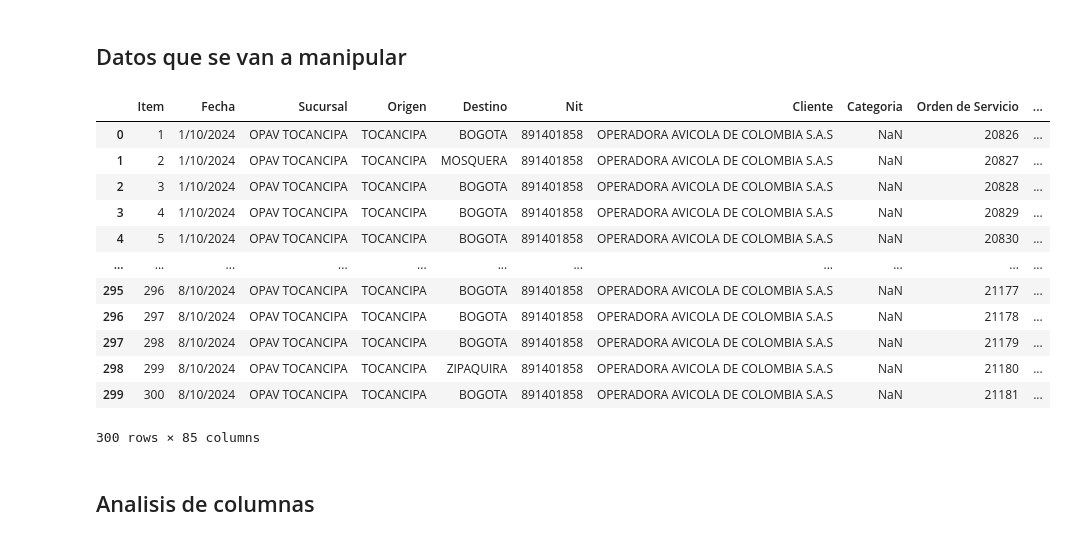
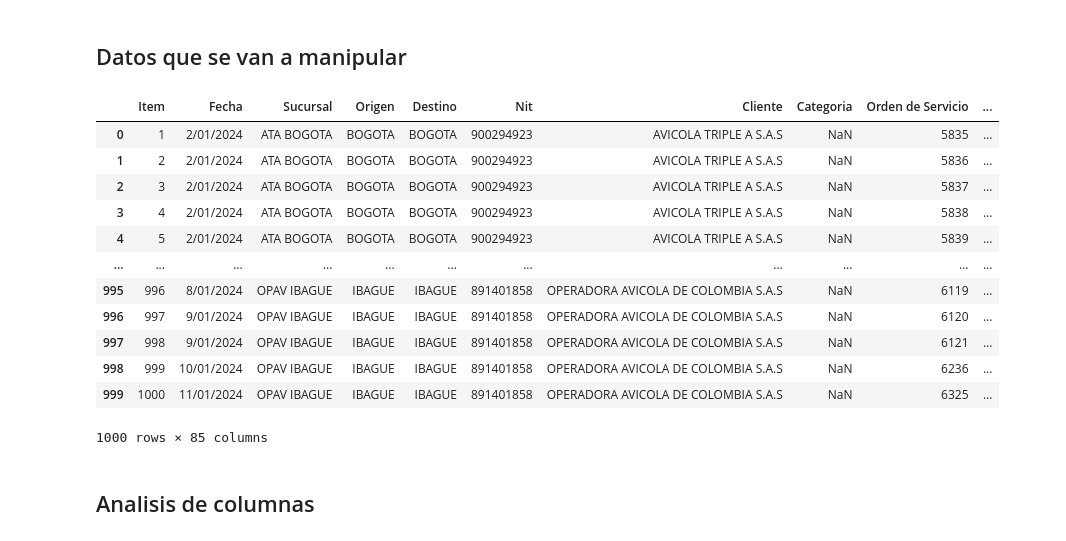
Before and after one commit to Baut1574/Bit-Actividades, a Jupyter notebook: Actividad_part_II/01-Desarrollo-data-visualizacion.ipynb, the cells around one changed output. Cells and saved outputs as stored; diff of their text form; code cells hidden in the pictures.

```diff
--- a/Actividad_part_II/01-Desarrollo-data-visualizacion.ipynb
+++ b/Actividad_part_II/01-Desarrollo-data-visualizacion.ipynb
@@ -8,22 +11,26 @@ import numpy as np
 import seaborn as sns
 # %% [markdown]
 ## Datos que se van a manipular
+# %%
+## Creacion de variable con el proposito de listar sobre filtro datos quye conetengan el valor de la cadena
+data_name=[x for x in os.listdir() if 'Data_rndc_year_2024.csv' in x][0]
 # %%
-df_rndc = pd.read_csv('Data_RNDC_2024.csv', sep=';', encoding='utf-8').head(300)
+## Lectrua del archivo y codificacion adicional traemos los primero 1000 datos
+df_rndc = pd.read_csv(data_name, sep=';', encoding='utf-8').head(1000)
 df_rndc
 # %% [output]
 |  | Item | Fecha | Sucursal | Origen | Destino | Nit | Cliente | Categoria | Orden de Servicio | ... |
-| 0 | 1 | 1/10/2024 | OPAV TOCANCIPA | TOCANCIPA | BOGOTA | 891401858 | OPERADORA AVICOLA DE COLOMBIA S.A.S | NaN | 20826 | ... |
-| 1 | 2 | 1/10/2024 | OPAV TOCANCIPA | TOCANCIPA | MOSQUERA | 891401858 | OPERADORA AVICOLA DE COLOMBIA S.A.S | NaN | 20827 | ... |
-| 2 | 3 | 1/10/2024 | OPAV TOCANCIPA | TOCANCIPA | BOGOTA | 891401858 | OPERADORA AVICOLA DE COLOMBIA S.A.S | NaN | 20828 | ... |
-| 3 | 4 | 1/10/2024 | OPAV TOCANCIPA | TOCANCIPA | BOGOTA | 891401858 | OPERADORA AVICOLA DE COLOMBIA S.A.S | NaN | 20829 | ... |
-| 4 | 5 | 1/10/2024 | OPAV TOCANCIPA | TOCANCIPA | BOGOTA | 891401858 | OPERADORA AVICOLA DE COLOMBIA S.A.S | NaN | 20830 | ... |
+| 0 | 1 | 2/01/2024 | ATA BOGOTA | BOGOTA | BOGOTA | 900294923 | AVICOLA TRIPLE A S.A.S | NaN | 5835 | ... |
+| 1 | 2 | 2/01/2024 | ATA BOGOTA | BOGOTA | BOGOTA | 900294923 | AVICOLA TRIPLE A S.A.S | NaN | 5836 | ... |
+| 2 | 3 | 2/01/2024 | ATA BOGOTA | BOGOTA | BOGOTA | 900294923 | AVICOLA TRIPLE A S.A.S | NaN | 5837 | ... |
+| 3 | 4 | 2/01/2024 | ATA BOGOTA | BOGOTA | BOGOTA | 900294923 | AVICOLA TRIPLE A S.A.S | NaN | 5838 | ... |
+| 4 | 5 | 2/01/2024 | ATA BOGOTA | BOGOTA | BOGOTA | 900294923 | AVICOLA TRIPLE A S.A.S | NaN | 5839 | ... |
 | ... | ... | ... | ... | ... | ... | ... | ... | ... | ... | ... |
-| 295 | 296 | 8/10/2024 | OPAV TOCANCIPA | TOCANCIPA | BOGOTA | 891401858 | OPERADORA AVICOLA DE COLOMBIA S.A.S | NaN | 21177 | ... |
-| 296 | 297 | 8/10/2024 | OPAV TOCANCIPA | TOCANCIPA | BOGOTA | 891401858 | OPERADORA AVICOLA DE COLOMBIA S.A.S | NaN | 21178 | ... |
-| 297 | 298 | 8/10/2024 | OPAV TOCANCIPA | TOCANCIPA | BOGOTA | 891401858 | OPERADORA AVICOLA DE COLOMBIA S.A.S | NaN | 21179 | ... |
-| 298 | 299 | 8/10/2024 | OPAV TOCANCIPA | TOCANCIPA | ZIPAQUIRA | 891401858 | OPERADORA AVICOLA DE COLOMBIA S.A.S | NaN | 21180 | ... |
-| 299 | 300 | 8/10/2024 | OPAV TOCANCIPA | TOCANCIPA | BOGOTA | 891401858 | OPERADORA AVICOLA DE COLOMBIA S.A.S | NaN | 21181 | ... |
+| 995 | 996 | 8/01/2024 | OPAV IBAGUE | IBAGUE | IBAGUE | 891401858 | OPERADORA AVICOLA DE COLOMBIA S.A.S | NaN | 6119 | ... |
+| 996 | 997 | 9/01/2024 | OPAV IBAGUE | IBAGUE | IBAGUE | 891401858 | OPERADORA AVICOLA DE COLOMBIA S.A.S | NaN | 6120 | ... |
+| 997 | 998 | 9/01/2024 | OPAV IBAGUE | IBAGUE | IBAGUE | 891401858 | OPERADORA AVICOLA DE COLOMBIA S.A.S | NaN | 6121 | ... |
+| 998 | 999 | 10/01/2024 | OPAV IBAGUE | IBAGUE | IBAGUE | 891401858 | OPERADORA AVICOLA DE COLOMBIA S.A.S | NaN | 6236 | ... |
+| 999 | 1000 | 11/01/2024 | OPAV IBAGUE | IBAGUE | IBAGUE | 891401858 | OPERADORA AVICOLA DE COLOMBIA S.A.S | NaN | 6325 | ... |
-300 rows × 85 columns
+1000 rows × 85 columns
 # %% [markdown]
 ## Analisis de columnas
```
Also changed, not shown: parts of 10 cells of this notebook, 15 other files.
